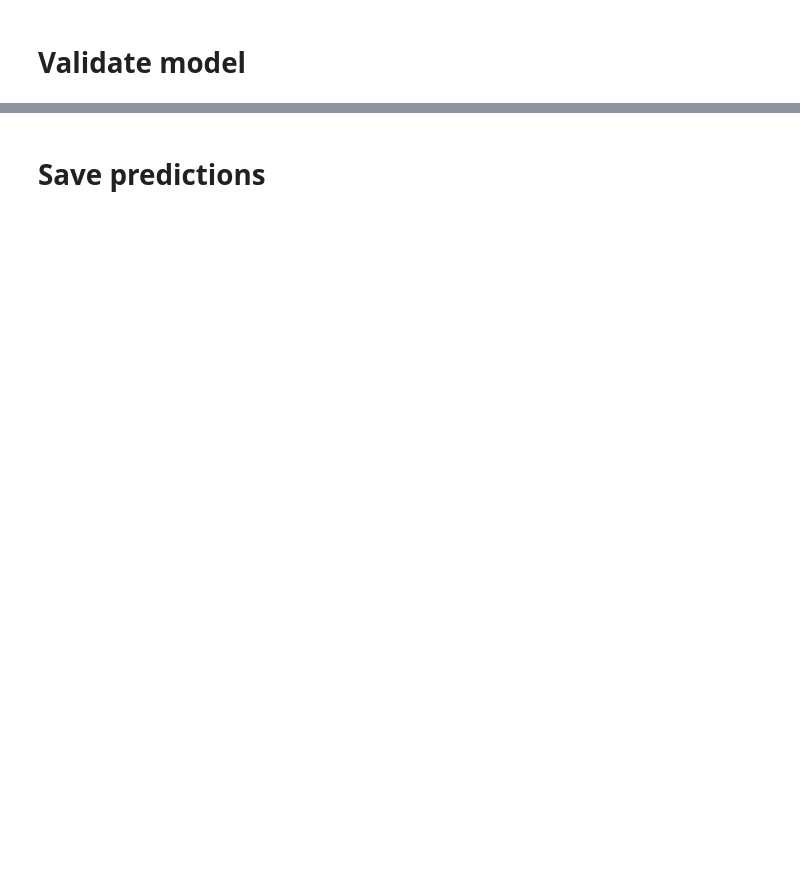
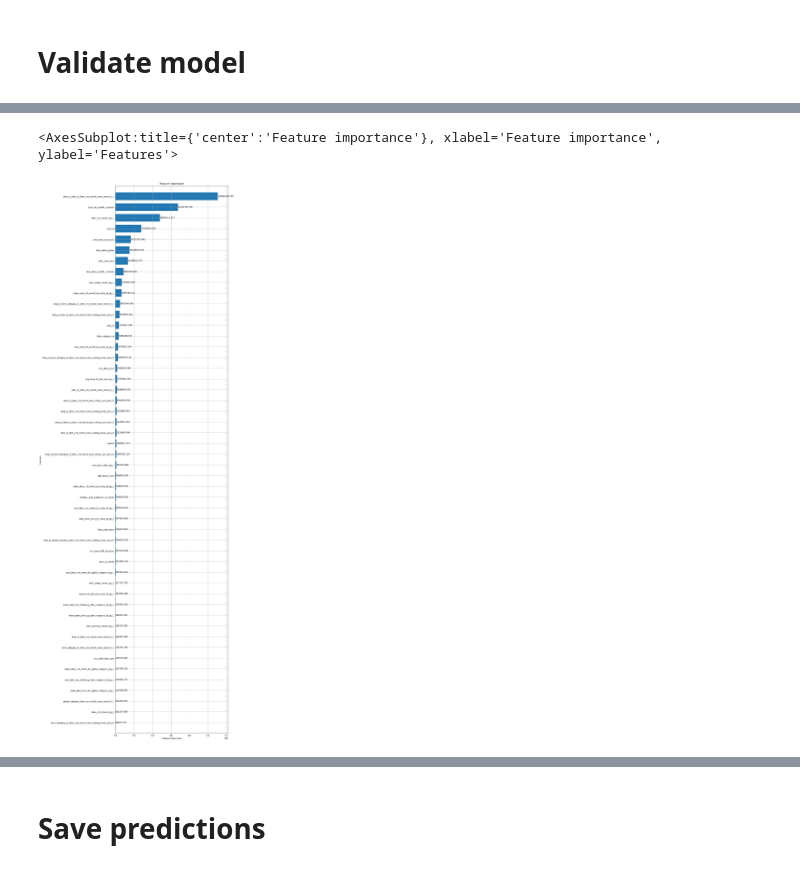
Before and after one commit to beatwad/predict_future_sales, a Jupyter notebook: Pred_Fut_Sales.ipynb, the cells around one changed output, grey strips where cells are left out. Saved outputs shown, nothing was run; the diff lists cells and outputs as text; code cells hidden in the pictures; blank space fills up the shorter version.

```diff
--- a/Pred_Fut_Sales.ipynb
+++ b/Pred_Fut_Sales.ipynb
@@ -1232,13 +1383,18 @@ submission = pd.read_csv("sample_submission.csv.zip")
+# %%
+# Don't use old data from year 2013
+all_data = all_data[all_data['date_block_num'] >= 2].copy()
 # %% [markdown]
 # Validate model
 # %%
-cat_feats = [#'date_block_num',
-             'shop_id',
-             #'item_id',
+cat_feats = ['shop_id',
+             'item_id',
              'item_category_id',
+             'item_name_group',
              'city',
+             'platform',
              'global_category',
-             'season']
+             'season',
+             'shop_type']
 
 last_block = 33
 dates = all_data['date_block_num']
@@ -1257,7 +1413,7 @@ lgb_params = {
             'objective': 'mse',
             'metric': 'rmse',
             'num_leaves': 32,
-            'learning_rate': 0.005,
+            'learning_rate': 0.01,
             'feature_fraction': 0.8,
             'bagging_fraction': 0.8,
             'bagging_freq': 5,
@@ -1283,3 +1457,8 @@ lgb.plot_importance(gbm, figsize=(16, 12))
+# %%
+lgb.plot_importance(gbm, figsize=(10,50), height=0.7, importance_type="gain", max_num_features=50)
+# %% [output]
+<AxesSubplot:title={'center':'Feature importance'}, xlabel='Feature importance', ylabel='Features'>
+[figure, added]
 # %%
 feat_importance = dict(zip(X_train.columns, gbm.feature_importance()))
 feat_importance = {k: v for k, v in sorted(feat_importance.items(), key=lambda x: x[1], reverse=True)}
```
Also changed, not shown: parts of 72 cells of this notebook, 1 other file.
